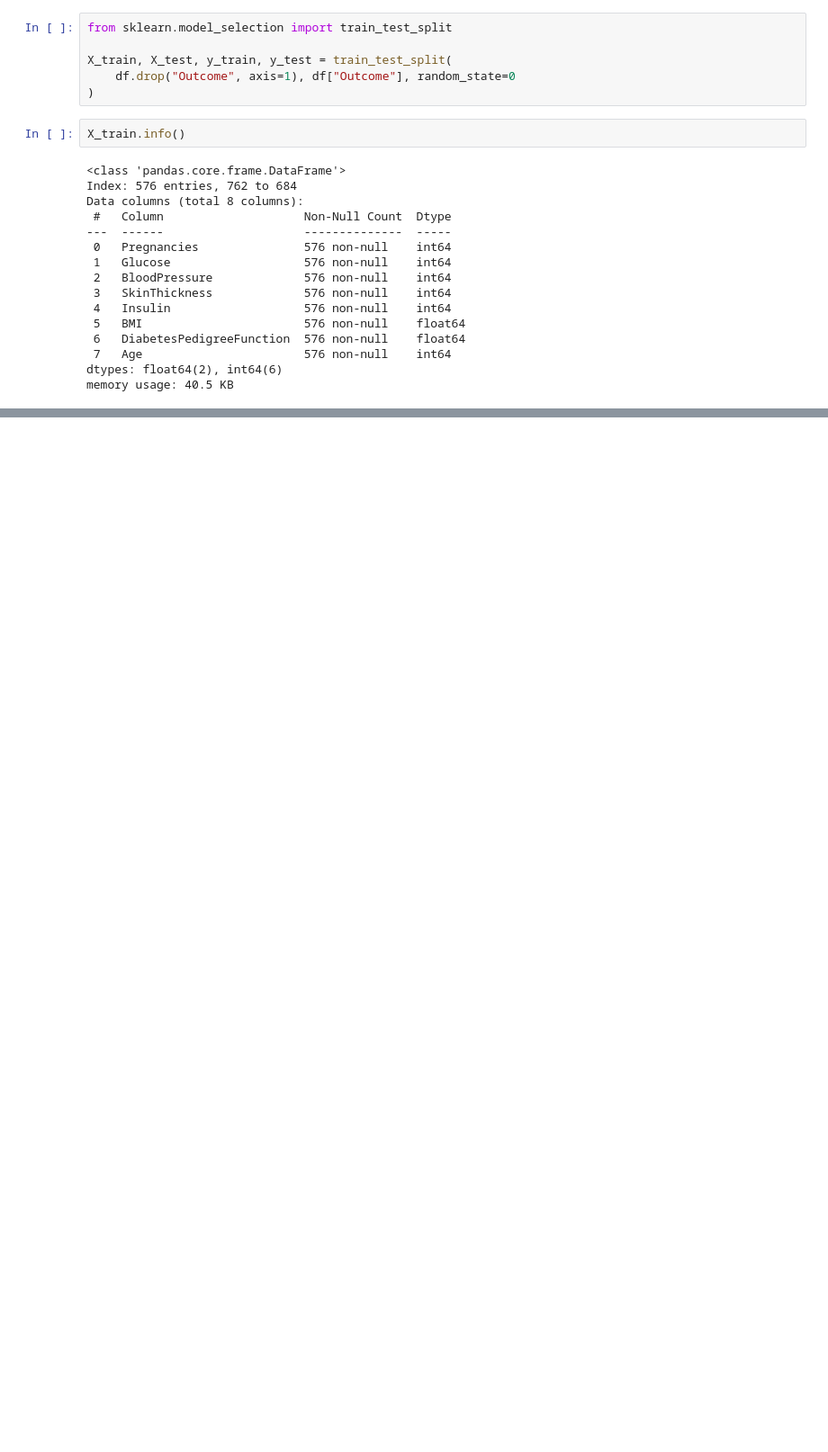
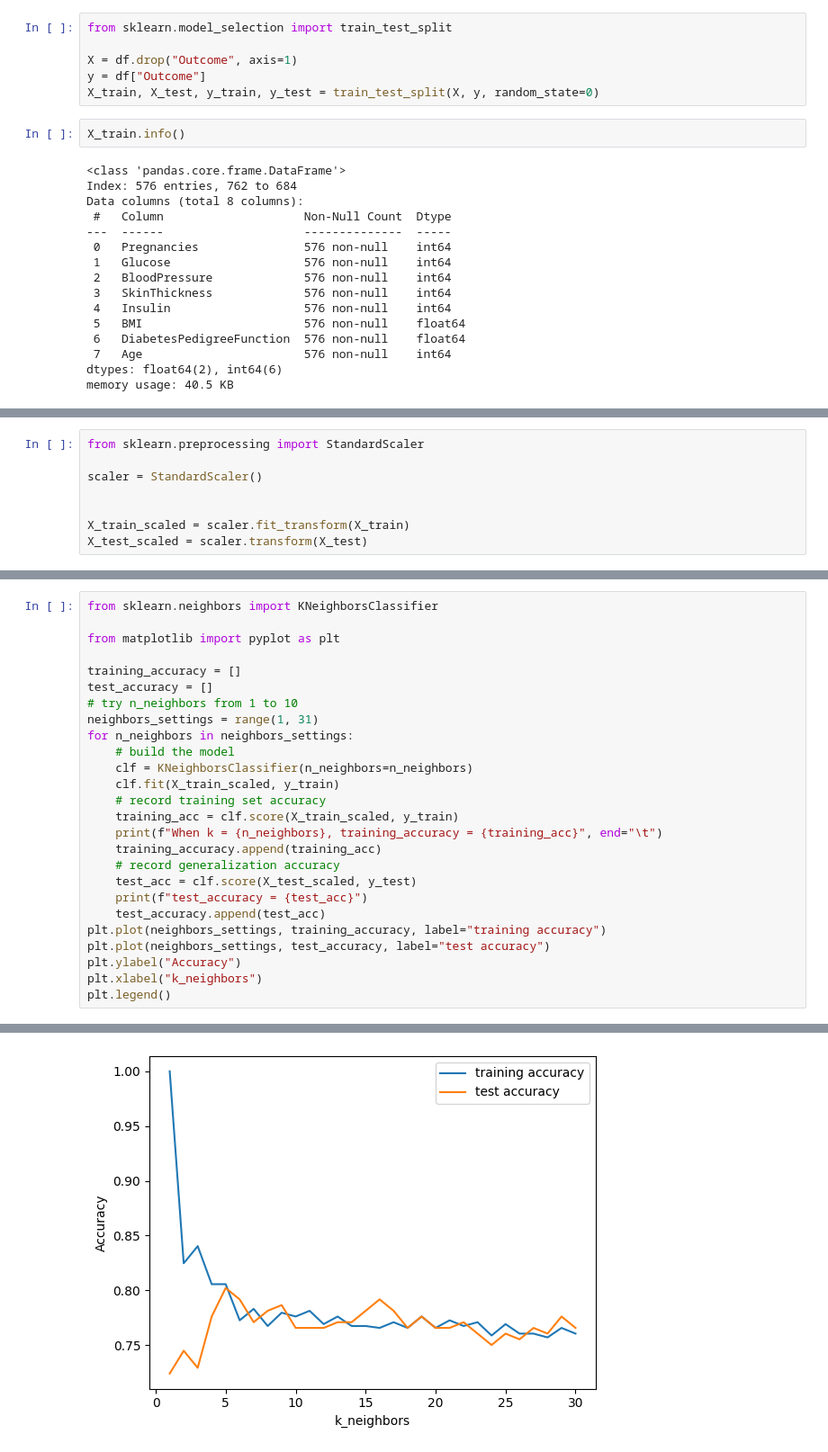
Before and after one commit to CalvoM/my-chess-style, a Jupyter notebook: notebooks/Diabetes Patients analysis.ipynb, the cells around one changed output, grey strips where cells are left out. Shown at 90% size. Drawn from its saved outputs; the diff is of its cells as text; blank space fills up the shorter version.

Commit message:
data_training: Completed diabetes dataset analysis
I finished and uploaded to Kaggle.

```diff
--- a/notebooks/Diabetes Patients analysis.ipynb
+++ b/notebooks/Diabetes Patients analysis.ipynb
@@ -22,9 +34,9 @@ df.head()
 # %%
 from sklearn.model_selection import train_test_split
 
-X_train, X_test, y_train, y_test = train_test_split(
-    df.drop("Outcome", axis=1), df["Outcome"], random_state=0
-)
+X = df.drop("Outcome", axis=1)
+y = df["Outcome"]
+X_train, X_test, y_train, y_test = train_test_split(X, y, random_state=0)
 # %%
 X_train.info()
 # %% [output]
@@ -54,0 +80,8 @@ sns.pairplot(df, hue="Outcome", markers=["o", "s"], corner=False)
+# %%
+from sklearn.preprocessing import StandardScaler
+
+scaler = StandardScaler()
+
+
+X_train_scaled = scaler.fit_transform(X_train)
+X_test_scaled = scaler.transform(X_test)
@@ -54,0 +90,27 @@ sns.pairplot(df, hue="Outcome", markers=["o", "s"], corner=False)
+# %%
+from sklearn.neighbors import KNeighborsClassifier
+
+from matplotlib import pyplot as plt
+
+training_accuracy = []
+test_accuracy = []
+# try n_neighbors from 1 to 10
+neighbors_settings = range(1, 31)
+for n_neighbors in neighbors_settings:
+    # build the model
+    clf = KNeighborsClassifier(n_neighbors=n_neighbors)
+    clf.fit(X_train_scaled, y_train)
+    # record training set accuracy
+    training_acc = clf.score(X_train_scaled, y_train)
+    print(f"When k = {n_neighbors}, training_accuracy = {training_acc}", end="\t")
+    training_accuracy.append(training_acc)
+    # record generalization accuracy
+    test_acc = clf.score(X_test_scaled, y_test)
+    print(f"test_accuracy = {test_acc}")
+    test_accuracy.append(test_acc)
+plt.plot(neighbors_settings, training_accuracy, label="training accuracy")
+plt.plot(neighbors_settings, test_accuracy, label="test accuracy")
+plt.ylabel("Accuracy")
+plt.xlabel("k_neighbors")
+plt.legend()
+# %% [output]
@@ -54,0 +135 @@ sns.pairplot(df, hue="Outcome", markers=["o", "s"], corner=False)
+[figure, added]
```
Also changed, not shown: parts of 16 cells of this notebook.
